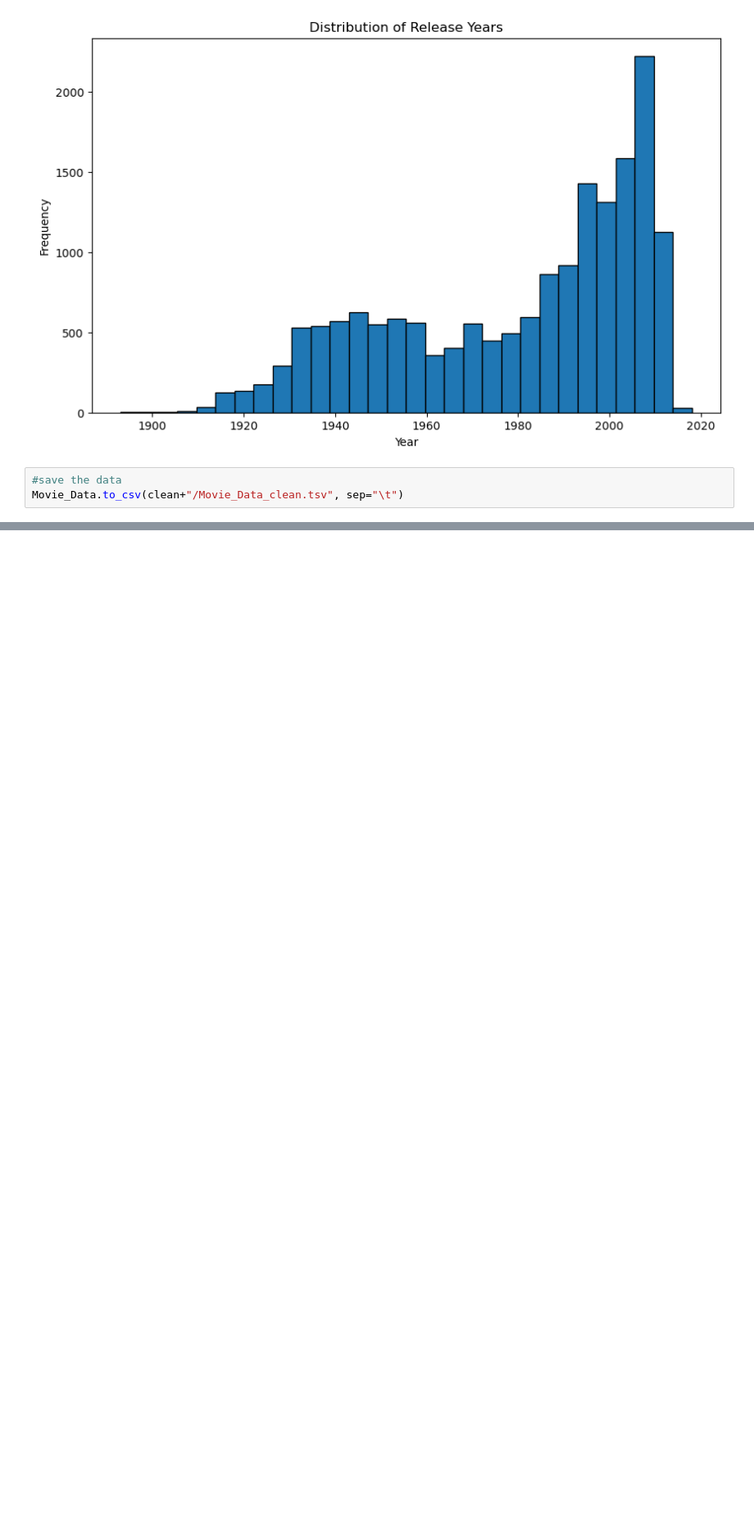
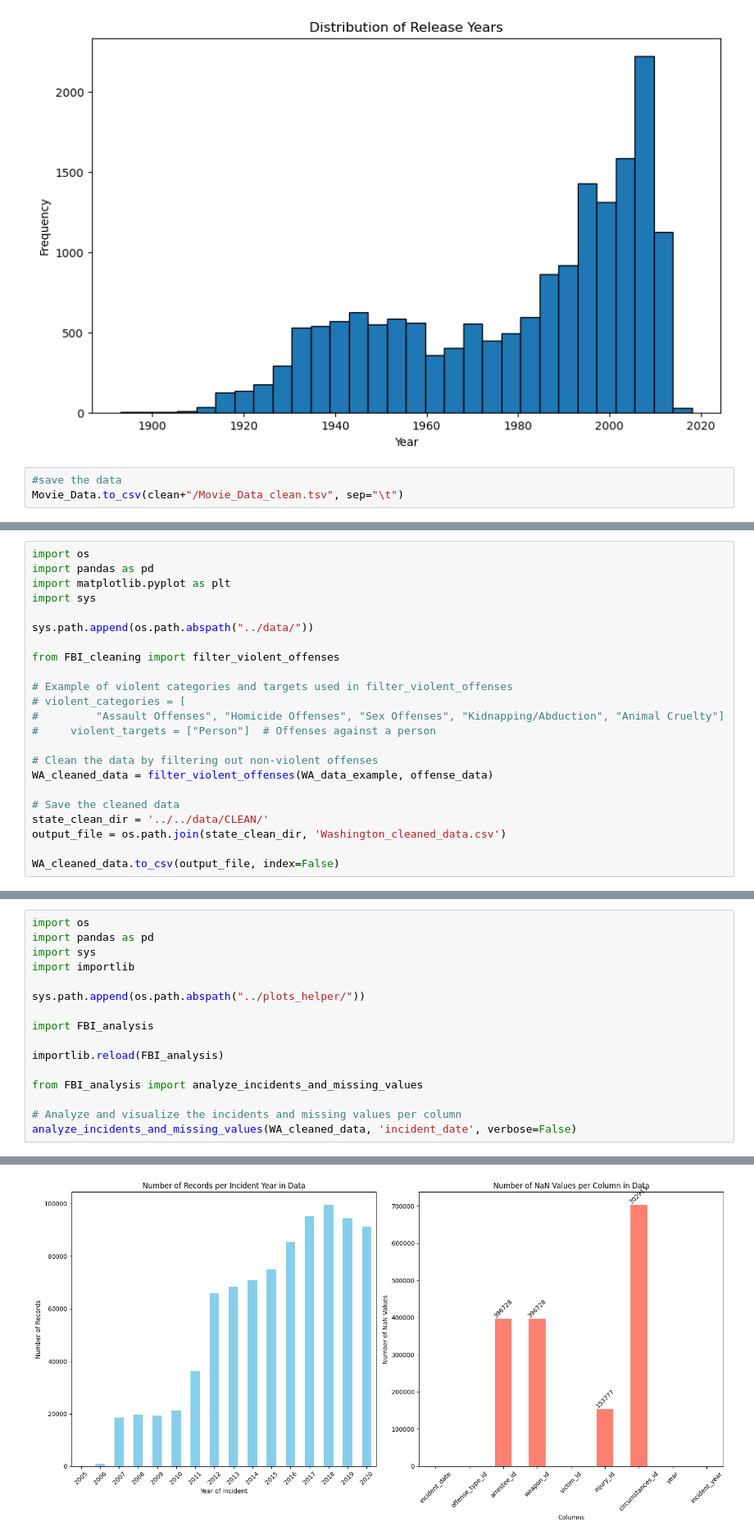
Before and after one commit to epfl-ada/ada-2024-project-alligatorsdontapologize24, a Jupyter notebook: src/script/Data_Cleaning.ipynb, the cells around one changed output, grey strips where cells are left out. Shown at 82% size. Drawn from its saved outputs; the diff is of its cells as text; blank space fills up the shorter version.

```diff
--- a/src/script/Data_Cleaning.ipynb
+++ b/src/script/Data_Cleaning.ipynb
@@ -329,0 +413,23 @@ Movie_Data.to_csv(clean+"/Movie_Data_clean.tsv", sep="\t")
+# %%
+import os
+import pandas as pd
+import matplotlib.pyplot as plt
+import sys
+
+sys.path.append(os.path.abspath("../data/"))
+
+from FBI_cleaning import filter_violent_offenses
+
+# Example of violent categories and targets used in filter_violent_offenses
+# violent_categories = [
+#         "Assault Offenses", "Homicide Offenses", "Sex Offenses", "Kidnapping/Abduction", "Animal Cruelty"]
+#     violent_targets = ["Person"]  # Offenses against a person
+
+# Clean the data by filtering out non-violent offenses
+WA_cleaned_data = filter_violent_offenses(WA_data_example, offense_data)
+
+# Save the cleaned data
+state_clean_dir = '../../data/CLEAN/'
+output_file = os.path.join(state_clean_dir, 'Washington_cleaned_data.csv')
+
+WA_cleaned_data.to_csv(output_file, index=False)
@@ -329,0 +478,17 @@ Movie_Data.to_csv(clean+"/Movie_Data_clean.tsv", sep="\t")
+# %%
+import os
+import pandas as pd
+import sys
+import importlib
+
+sys.path.append(os.path.abspath("../plots_helper/"))
+
+import FBI_analysis
+
+importlib.reload(FBI_analysis)
+
+from FBI_analysis import analyze_incidents_and_missing_values
+
+# Analyze and visualize the incidents and missing values per column
+analyze_incidents_and_missing_values(WA_cleaned_data, 'incident_date', verbose=False)
+# %% [output]
@@ -329,0 +505 @@ Movie_Data.to_csv(clean+"/Movie_Data_clean.tsv", sep="\t")
+[figure, added]
```
Also changed, not shown: parts of 15 cells of this notebook.
